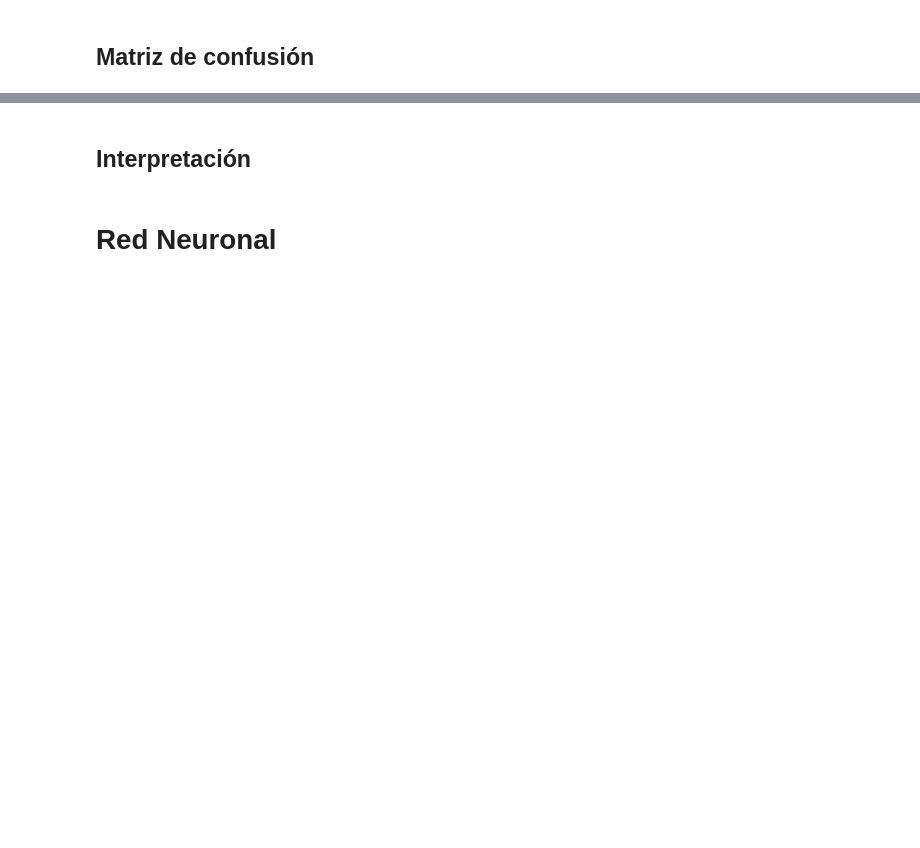
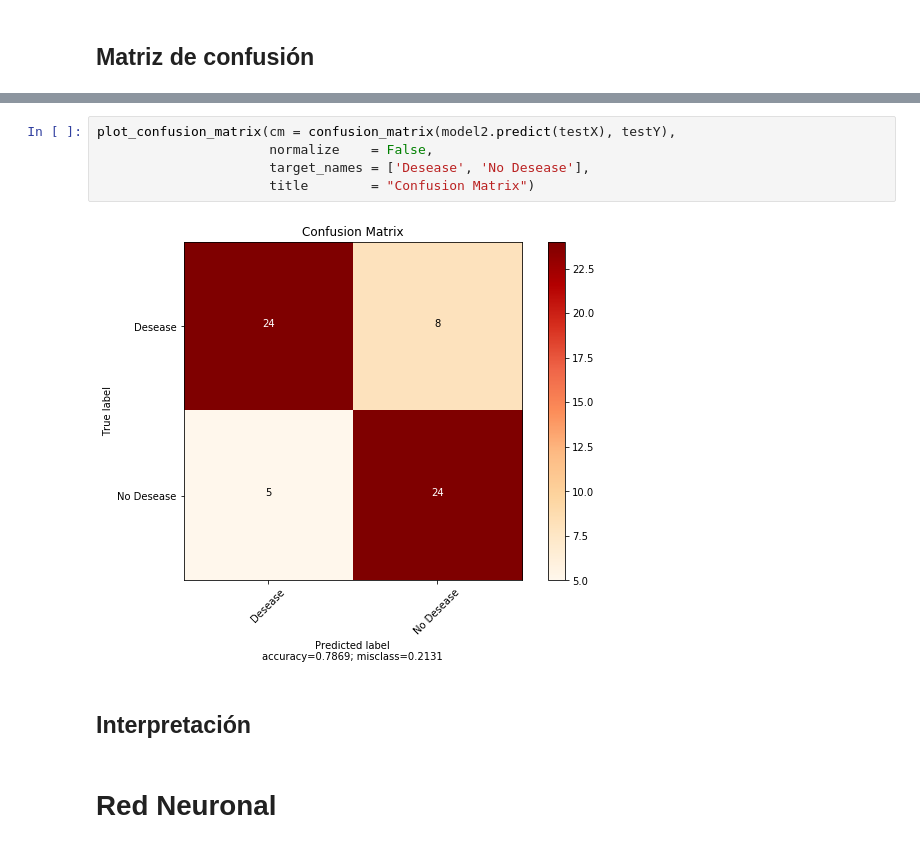
Before and after one commit to Rajahn/Heart-Desease, a Jupyter notebook: AHeartDisease.ipynb, the cells around one changed output, grey strips where cells are left out. Saved outputs shown, nothing was run; the diff lists cells and outputs as text; blank space fills up the shorter version.

```diff
--- a/AHeartDisease.ipynb
+++ b/AHeartDisease.ipynb
@@ -553,3 +552,10 @@ array([[19,  3],
+# %%
+plot_confusion_matrix(cm = confusion_matrix(model2.predict(testX), testY),
+                      normalize    = False,
+                      target_names = ['Desease', 'No Desease'],
+                      title        = "Confusion Matrix")
+# %% [output]
+[figure, added]
 # %% [markdown]
 <h2>Interpretación</h2>
 # %% [markdown]
```
Also changed, not shown: parts of 20 cells of this notebook.
